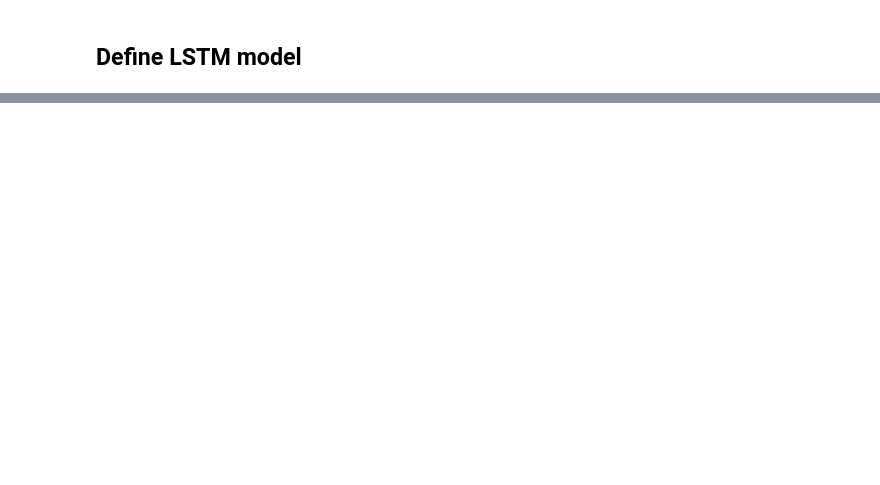
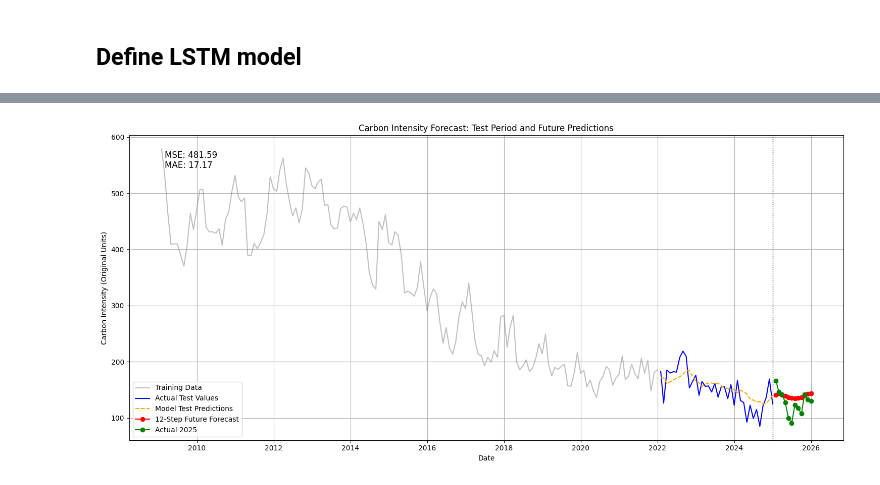
Before and after one commit to CalvoSeko/sustainable-computing-coursework-tianwei, a Jupyter notebook: code/LSTM_forecasting.ipynb, the cells around one changed output, grey strips where cells are left out. Drawn from its saved outputs; the diff is of its cells as text; code cells hidden in the pictures; blank space fills up the shorter version.

```diff
--- a/code/LSTM_forecasting.ipynb
+++ b/code/LSTM_forecasting.ipynb
@@ -63,5 +114,100 @@ model.fit(X_train, y_train, epochs=200, batch_size=32, verbose=0)
 # %%
-test_loss = model.evaluate(X_test, y_test, verbose=0)
+# Get the last input sequence from the test set
+# Shape of last_sequence_scaled: (1, timesteps, 1)
+last_sequence_scaled = X_test[-1].copy()
+last_sequence_scaled = last_sequence_scaled.reshape(1, X_test.shape[1], 1)
 
-print(f"\nTest Loss (e.g., MSE): {test_loss:.4f}")
+# Initialize a list to hold the future forecasts (scaled)
+future_forecasts_scaled = []
+n_future_steps = 12 # Number of steps to predict
+
+# --- 2. Recursive Prediction Loop ---
+
+for i in range(n_future_steps):
+    # a. Predict the next step
+    # prediction shape is (1, 1), scaled
+    next_step_pred_scaled = model.predict(last_sequence_scaled, verbose=0)
+
+    # b. Store the prediction
+    future_forecasts_scaled.append(next_step_pred_scaled[0, 0])
+
+    # c. Prepare the new sequence for the next prediction
+    # This involves shifting the sequence (removing the first element and adding the new prediction)
+
+    # Get the sequence array (dropping the batch dimension)
+    current_sequence = last_sequence_scaled[0]
+
+    # Remove the first element (the oldest observation)
+    new_sequence = np.delete(current_sequence, 0, axis=0)
+
+    # Append the new prediction (reshaped to fit the sequence feature dimension)
+    new_sequence = np.append(new_sequence, next_step_pred_scaled.reshape(1, 1), axis=0)
+
+    # Update the sequence for the next loop iteration (add batch dimension back)
+    last_sequence_scaled = new_sequence.reshape(1, X_test.shape[1], 1)
+
+# Convert the list of scaled predictions into a 2D array
+future_forecasts_scaled_array = np.array(future_forecasts_scaled).reshape(-1, 1)
+
+# Inverse transform to get forecasts in original units
+future_forecasts_actual = scaler.inverse_transform(future_forecasts_scaled_array)
+
+y_test_actual = scaler.inverse_transform(y_test)
+test_predictions_scaled = model.predict(X_test)
+test_predictions_actual = scaler.inverse_transform(test_predictions_scaled)
+
+# b. Create Future Dates
+# Get the last date from the original monthly data
+last_date = data_train_test.index[-1]
+# Generate the next 12 month-end dates
+future_dates = pd.date_range(start=last_date, periods=n_future_steps + 1, freq='ME')[1:]
+
+
+# Combine all series into a DataFrame for easy plotting alignment
+forecast_df = pd.DataFrame({
+    'Actual_Test': y_test_actual.flatten(),
+    'Predicted_Test': test_predictions_actual.flatten()
+}, index=data_train_test.index[-len(y_test_actual):])
+
+# Append future forecasts
+future_series = pd.Series(future_forecasts_actual.flatten(), index=future_dates)
+
+# Data points of 2025
+df_2025 = df[df['DATETIME'].dt.year == 2025].copy()
+df_2025.set_index('DATETIME', inplace=True)
+# Handle resampling compatibility
+try:
+    actual_2025 = df_2025['CARBON_INTENSITY'].resample('ME').mean().dropna()
+except ValueError:
+    actual_2025 = df_2025['CARBON_INTENSITY'].resample('M').mean().dropna()
+MSE = mean_squared_error(actual_2025, future_series)
+MAE = mean_absolute_error(actual_2025, future_series)
+
+# Create the plot
+plt.figure(figsize=(15, 7))
+
+# Plot the end of the training data (for context)
+plt.plot(data_train_test.index[:-len(y_test)], data_train_test.values[:-len(y_test)],
+         label='Training Data', color='gray', alpha=0.5)
+
+# Plot the test data (Actual vs. Predicted)
+plt.plot(forecast_df.index, forecast_df['Actual_Test'], label='Actual Test Values', color='blue')
+plt.plot(forecast_df.index, forecast_df['Predicted_Test'], label='Model Test Predictions', color='orange', linestyle='--')
+
+# Plot the future forecasts
+plt.plot(future_series.index, future_series.values, label=f'{n_future_steps}-Step Future Forecast',
+         color='red', marker='o', linestyle='-')
+plt.plot(actual_2025.index, actual_2025, label='Actual 2025', color='green', marker='o')
+# Add a vertical line where the test data ends
+plt.axvline(x=forecast_df.index[-1], color='black', linestyle=':', linewidth=1)
+
+plt.title('Carbon Intensity Forecast: Test Period and Future Predictions')
+plt.xlabel('Date')
+plt.ylabel('Carbon Intensity (Original Units)')
+plt.text(0.05, 0.95, f'MSE: {MSE:.2f}\nMAE: {MAE:.2f}', transform=plt.gca().transAxes, va='top', ha='left', fontsize=12)
+
+plt.grid(True)
+plt.legend()
+plt.tight_layout()
+plt.show()
 # %% [output]
@@ -68,0 +215 @@ Test Loss (e.g., MSE): 1452.6997
+[figure, added]
```
Also changed, not shown: parts of 8 cells of this notebook, 1 other file.
